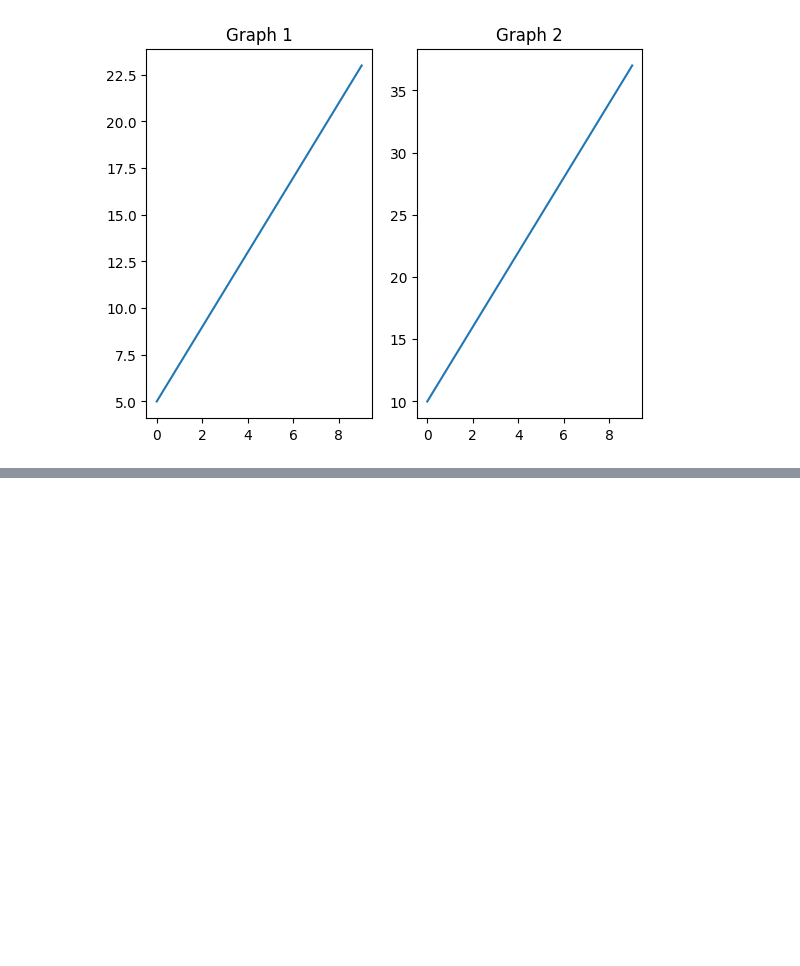
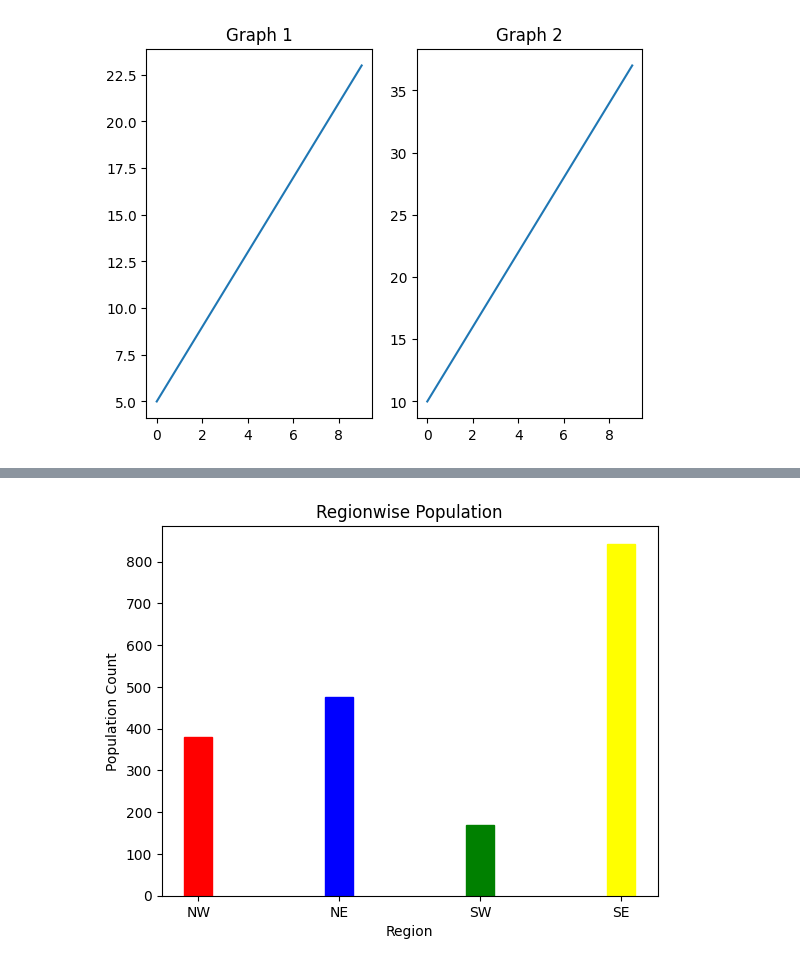
Before and after one commit to ShatakshiR/PythonDemo, a Jupyter notebook: visualization.ipynb, the cells around one changed output, grey strips where cells are left out. Saved outputs shown, nothing was run; the diff lists cells and outputs as text; code cells hidden in the pictures; blank space fills up the shorter version.

```diff
--- a/visualization.ipynb
+++ b/visualization.ipynb
@@ -85,0 +117,14 @@ plt.show()
+# %%
+# We can also assign a different color to each bar
+bars = plt.bar(region, population, width=0.2)
+bars[0].set_color('red')
+bars[1].set_color('blue')
+bars[2].set_color('green')
+bars[3].set_color('yellow')
+
+plt.title('Regionwise Population')
+plt.xlabel('Region')
+plt.ylabel('Population Count')
+plt.show()
+# %% [output]
+[figure, added]
```
Also changed, not shown: parts of 6 cells of this notebook.
